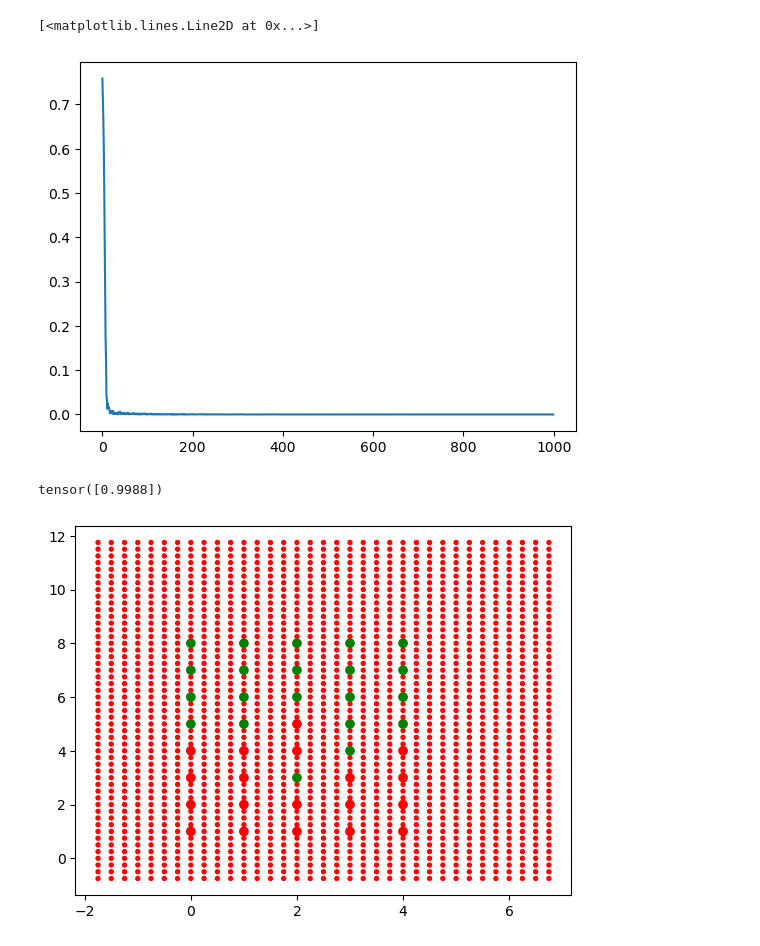
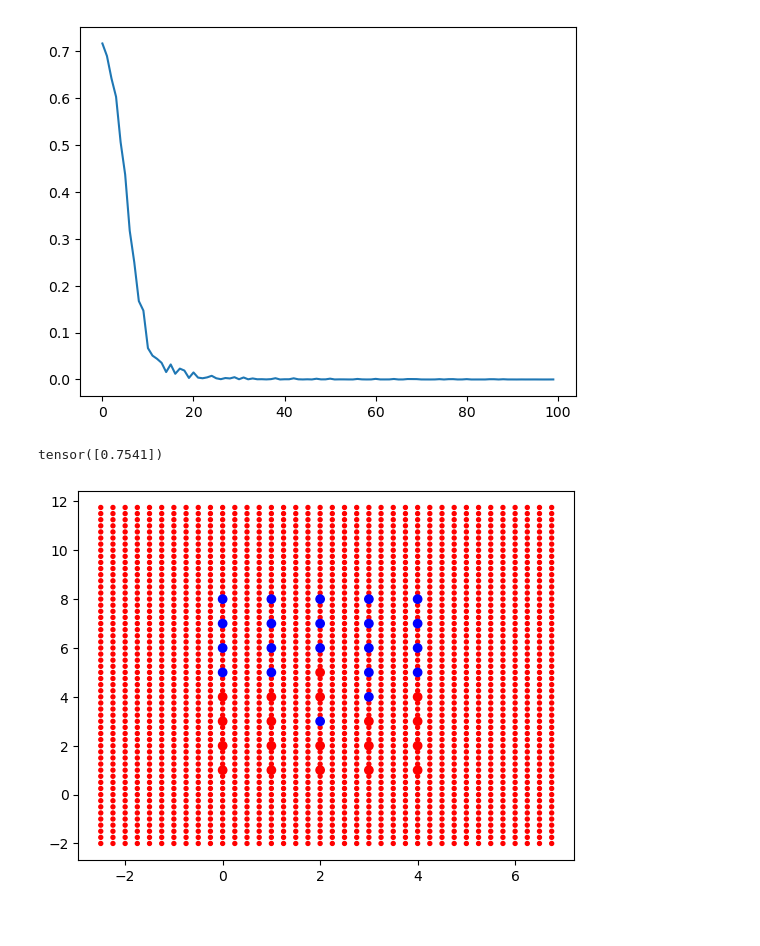
Before and after one commit to PatatoBy/SEAI, a Jupyter notebook: modello_fiaschi.ipynb, the cells around one changed output. Cells and saved outputs as stored; diff of their text form; code cells hidden in the pictures.

```diff
--- a/modello_fiaschi.ipynb
+++ b/modello_fiaschi.ipynb
@@ -154,12 +158,12 @@ class ModelloF(nn.Module):
 # %%
-torch.manual_seed(130698)
-modello = ModelloF(2,1,60)
+torch.manual_seed(66)
+modello = ModelloF(2,1,40)
 dl0 = torch.utils.data.DataLoader(train_data0, batch_size = 8, shuffle = True)
 dl1 = torch.utils.data.DataLoader(train_data1, batch_size = 8, shuffle = True)
 # %%
 e = 1
 err = []
-while e > 1e-4:
+while e > 1e-3:
     e = modello.train(dl1, 'L1') # Dentro dl ci deveno essere solo y == 1, ed usiamo BCEWithLogitsLoss
     err.append(e)
 
@@ -170,9 +174,9 @@ plt.show()
 # %%
 with torch.no_grad():
-    points = [[x/4, y/4, modello(torch.tensor([x/4*1.0,y/4*1.0]))] for x in range(-7,7*4) for y in range(-3,12*4)]
+    points = [[x/4, y/4, modello(torch.tensor([x/4*1.0,y/4*1.0]))] for x in range(-10,7*4) for y in range(-8,12*4)]
     colori = ['blue' if p[2][0] < 0.45 else 'red' if p[2][0] > 0.6 else 'white' for p in points]
     plt.scatter([p[0] for p in points], [p[1] for p in points], c = colori, s=8)
-    plt.scatter([p[0] for p in dataset],[p[1] for p in dataset], c=['red' if i == 1 else 'green' for i in labels])
+    plt.scatter([p[0] for p in dataset],[p[1] for p in dataset], c=['red' if i == 1 else 'blue' for i in labels])
     plt.show()
 
 # RED -> y == 1 [NON DEVE ENTRARE]
@@ -187,29 +191,29 @@ tensor([0.9035])
 # %%
 err = []
-modello.gen_v_y0(dl1)
+modello.generate_orthogonal_base(dl1)
 
-for _ in range(1000):
+for _ in range(100):
     e = modello.train(dl0, 'L2')
     err.append(e)
 
 plt.plot([x for x in range(len(err))], err)
+plt.show()
 # %% [output]
-[<matplotlib.lines.Line2D at 0x...>]
-[figure, old version]
+[figure, new version]
 # %%
-print(modello(torch.tensor([8,4], dtype = torch.float)))
+print(modello(torch.tensor([0,0], dtype = torch.float)))
 # %% [output]
-tensor([0.9988])
+tensor([0.7541])
 # %%
 with torch.no_grad():
-    points = [[x/4, y/4, modello(torch.tensor([x/4*1.0,y/4*1.0]))] for x in range(-7,7*4) for y in range(-3,12*4)]
+    points = [[x/4, y/4, modello(torch.tensor([x/4*1.0,y/4*1.0]))] for x in range(-10,7*4) for y in range(-8,12*4)]
     colori = ['blue' if p[2][0] < 0.45 else 'red' if p[2][0] > 0.6 else 'white' for p in points]
     plt.scatter([p[0] for p in points], [p[1] for p in points], c = colori, s=8)
-    plt.scatter([p[0] for p in dataset],[p[1] for p in dataset], c=['red' if i == 1 else 'green' for i in labels])
+    plt.scatter([p[0] for p in dataset],[p[1] for p in dataset], c=['red' if i == 1 else 'blue' for i in labels])
     plt.show()
 
 # RED -> y == 1 [NON DEVE ENTRARE]
 # BLUE -> y == 0 [PUO ENTRARE]
 # WHITE -> indecisione
 # %% [output]
-[figure, old version]
+[figure, new version]
```
Also changed, not shown: parts of 4 cells of this notebook.
